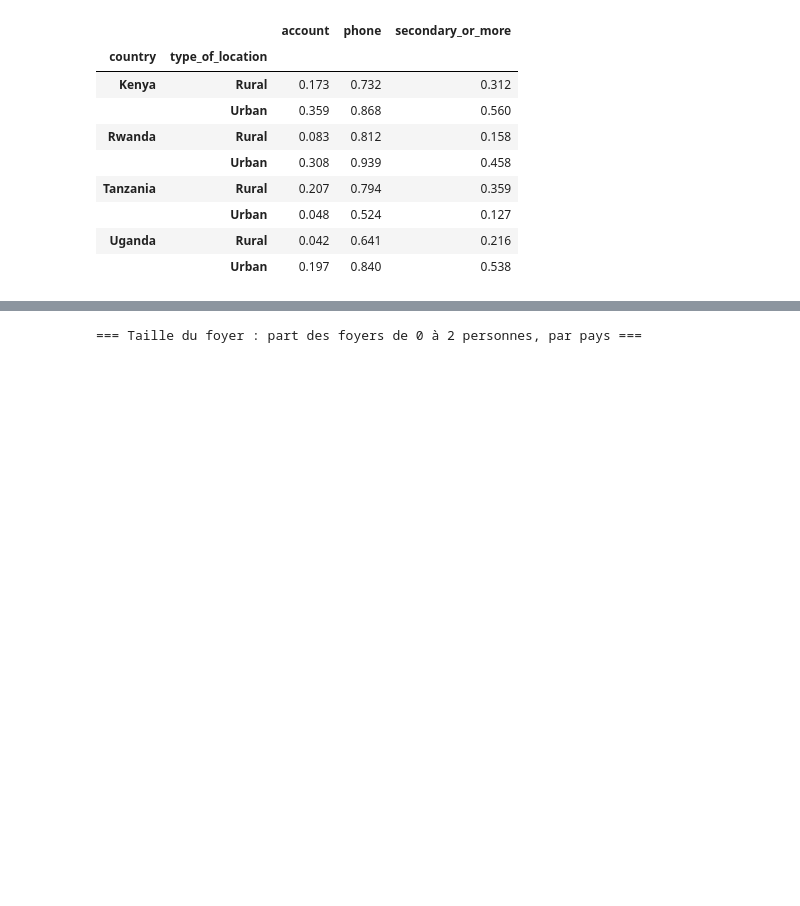
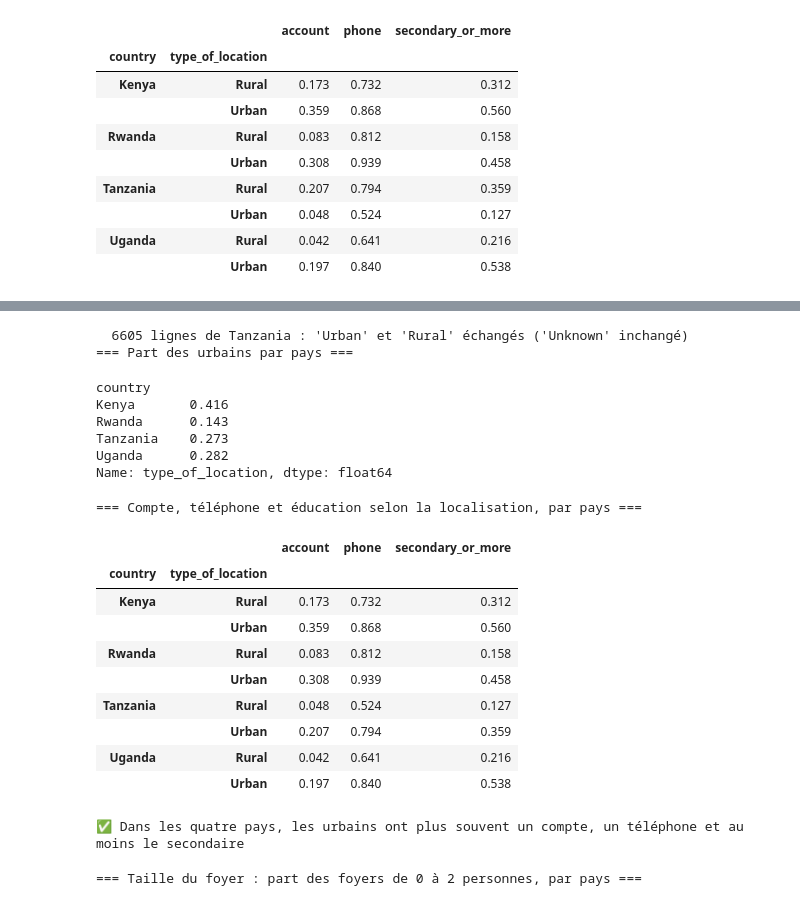
Before and after one commit to Majin-M/inclusion_financiere, a Jupyter notebook: notebooks/EDA.ipynb, the cells around one changed output, grey strips where cells are left out. Saved outputs shown, nothing was run; the diff lists cells and outputs as text; code cells hidden in the pictures; blank space fills up the shorter version.

```diff
--- a/notebooks/EDA.ipynb
+++ b/notebooks/EDA.ipynb
@@ -310,20 +310,25 @@ display(pd.crosstab(df["type_of_job"], df["country"]))
 | Self employed | 954 | 603 | 3767 | 1104 |
 | Unknown | 0 | 21 | 9 | 0 |
 # %%
-known = df[df["has_a_bank_account"].isin(["Yes", "No"])].assign(
-    account=lambda d: d["has_a_bank_account"].eq("Yes"),
-    phone=lambda d: d["cell_phone_access"].eq("Yes"),
-    secondary_or_more=lambda d: d["level_of_educuation"].isin(
-        ["Secondary education", "Tertiary education", "Vocational/Specialised training"]
-    ),
-)
-location = known[known["type_of_location"].isin(["Urban", "Rural"])]
+SECONDARY_OR_MORE = ["Secondary education", "Tertiary education", "Vocational/Specialised training"]
 
-print("=== Part des urbains par pays ===")
-display(location.groupby("country")["type_of_location"].apply(lambda s: s.eq("Urban").mean()).round(3))
 
-print("=== Compte, téléphone et éducation selon la localisation, par pays ===")
-display(location.groupby(["country", "type_of_location"])[["account", "phone", "secondary_or_more"]].mean().round(3))
+def location_profile(data: pd.DataFrame) -> pd.DataFrame:
+    """Part des urbains, puis compte, téléphone et éducation selon la localisation, par pays."""
+    known = data[data["has_a_bank_account"].isin(["Yes", "No"]) & data["type_of_location"].isin(["Urban", "Rural"])].assign(
+        account=lambda d: d["has_a_bank_account"].eq("Yes"),
+        phone=lambda d: d["cell_phone_access"].eq("Yes"),
+        secondary_or_more=lambda d: d["level_of_educuation"].isin(SECONDARY_OR_MORE),
+    )
+    print("=== Part des urbains par pays ===")
+    display(known.groupby("country")["type_of_location"].apply(lambda s: s.eq("Urban").mean()).round(3))
+    profile = known.groupby(["country", "type_of_location"])[["account", "phone", "secondary_or_more"]].mean()
+    print("=== Compte, téléphone et éducation selon la localisation, par pays ===")
+    display(profile.round(3))
+    return profile
+
+
+profile_before = location_profile(df)
 # %% [output]
 === Part des urbains par pays ===
 country
@@ -346,3 +359,38 @@ Name: type_of_location, dtype: float64
+# %%
+LOCATION_INVERTED_COUNTRIES = ["Tanzania"]
+LOCATION_SWAP = {"Urban": "Rural", "Rural": "Urban"}
+
+rows = df["country"].isin(LOCATION_INVERTED_COUNTRIES) & df["type_of_location"].isin(LOCATION_SWAP)
+df.loc[rows, "type_of_location"] = df.loc[rows, "type_of_location"].replace(LOCATION_SWAP)
+print(f"  {rows.sum()} lignes de {', '.join(LOCATION_INVERTED_COUNTRIES)} : 'Urban' et 'Rural' échangés ('Unknown' inchangé)")
+
+profile_after = location_profile(df)
+
+# Après correction, dans chaque pays, les urbains ont plus souvent un compte, un téléphone et au moins le secondaire.
+gaps = profile_after.xs("Urban", level="type_of_location") - profile_after.xs("Rural", level="type_of_location")
+assert (gaps > 0).all().all(), gaps
+print("\n✅ Dans les quatre pays, les urbains ont plus souvent un compte, un téléphone et au moins le secondaire")
+# %% [output]
+  6605 lignes de Tanzania : 'Urban' et 'Rural' échangés ('Unknown' inchangé)
+=== Part des urbains par pays ===
+country
+Kenya       0.416
+Rwanda      0.143
+Tanzania    0.273
+Uganda      0.282
+Name: type_of_location, dtype: float64
+=== Compte, téléphone et éducation selon la localisation, par pays ===
+|  |  | account | phone | secondary_or_more |
+| country | type_of_location |  |  |  |
+| Kenya | Rural | 0.173 | 0.732 | 0.312 |
+|  | Urban | 0.359 | 0.868 | 0.560 |
+| Rwanda | Rural | 0.083 | 0.812 | 0.158 |
+|  | Urban | 0.308 | 0.939 | 0.458 |
+| Tanzania | Rural | 0.048 | 0.524 | 0.127 |
+|  | Urban | 0.207 | 0.794 | 0.359 |
+| Uganda | Rural | 0.042 | 0.641 | 0.216 |
+|  | Urban | 0.197 | 0.840 | 0.538 |
+✅ Dans les quatre pays, les urbains ont plus souvent un compte, un téléphone et au moins le secondaire
 # %%
 print("=== Taille du foyer : part des foyers de 0 à 2 personnes, par pays ===")
 display(df.groupby("country")["household_size"].apply(lambda s: s.le(2).mean()).round(3))
```
Also changed, not shown: parts of 3 cells of this notebook, 2 other files.
